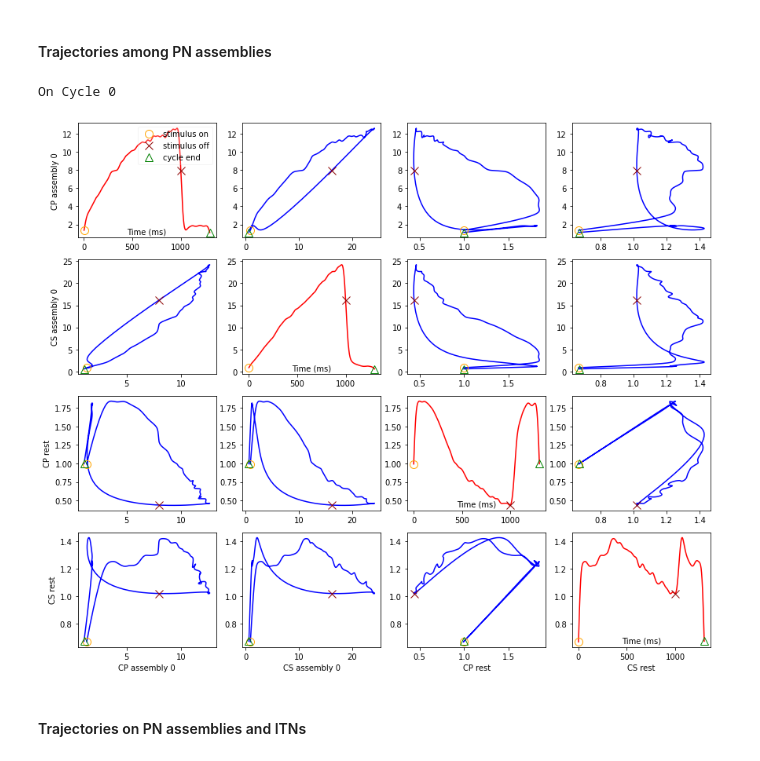
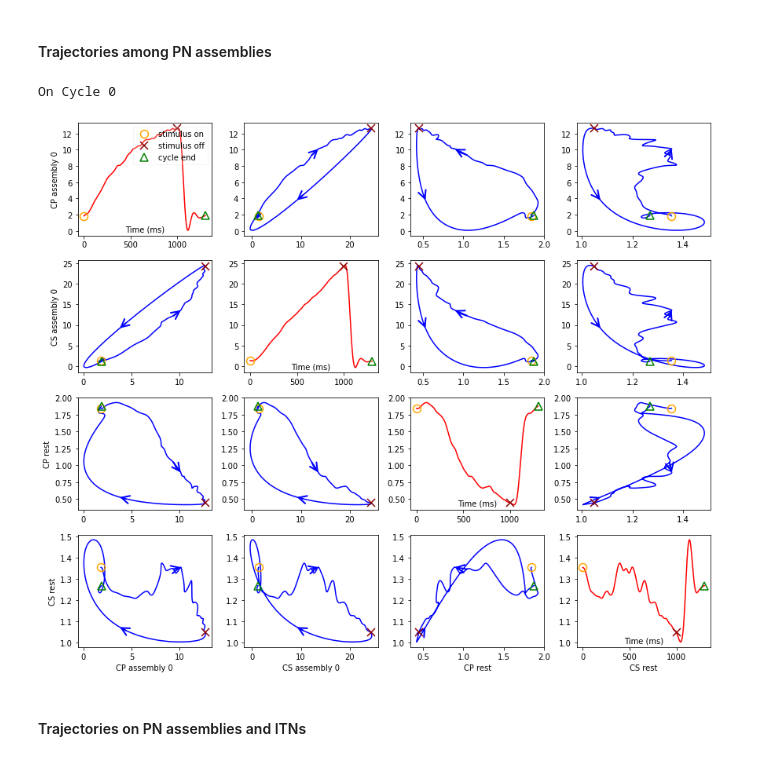
Before and after one commit to chenziao/M1ten_thousand, a Jupyter notebook: Analysis/Analyze_Population.ipynb, the cells around one changed output. Cells and saved outputs as stored; diff of their text form; code cells hidden in the pictures.

```diff
--- a/Analysis/Analyze_Population.ipynb
+++ b/Analysis/Analyze_Population.ipynb
@@ -74,11 +74,22 @@ group_ids = {(a, p): sorted(set(pop_ids[p]) & set(ids))
              for a, ids in assy_ids.items() for p in PN_pop_names}
 group_names = {(a, p): p + (f' assembly {a:d}' if a >= 0 else ' rest')
                for a in assy_ids for p in PN_pop_names}
+# %%
+fs = 400.
+time = np.linspace(0., 1000. * t_stop, int(t_stop * fs), endpoint=False)
+
+filt_order = 4  # filter order
+filt_cutoff = 8.  # Hz. filter cutoff frequency
+b_filt, a_filt = ss.butter(N=filt_order, Wn=filt_cutoff, fs=fs)
 # %%
-fs = 400.
-time = np.linspace(0., 1000. * t_stop, int(t_stop * fs), endpoint=False)
 grp_rspk = process.group_spike_rate_to_xarray(spikes_df, time, group_ids)
 pop_rspk = process.group_spike_rate_to_xarray(spikes_df, time, pop_ids, group_dims='population')
+for da in [grp_rspk, pop_rspk]:
+    axis = da.spike_rate.dims.index('time')
+    da.update(dict(smoothed_spike_rate=xr.zeros_like(da.spike_rate)))
+    da.smoothed_spike_rate[:] = ss.lfilter(b_filt, a_filt, da.spike_rate, axis=axis)
+    da.attrs.update({'filt_order': filt_order, 'filt_cutoff': filt_cutoff})
+
 display(grp_rspk)
 display(pop_rspk)
 # %% [output]
@@ -121,8 +138,8 @@ n_unique_cycle = len(cyc_to_assy)
 win_grp_idx = {i: list(range(i, windows.shape[0], n_unique_cycle))
                for i in range(n_unique_cycle)}
 # %%
-grp_rspk_cyc = process.windowed_xarray(grp_rspk.spike_rate, windows)
-pop_rspk_cyc = process.windowed_xarray(pop_rspk.spike_rate, windows)
+grp_rspk_cyc = process.windowed_xarray(grp_rspk.smoothed_spike_rate, windows)
+pop_rspk_cyc = process.windowed_xarray(pop_rspk.smoothed_spike_rate, windows)
 
 grp_rspk_cyc_onff = process.group_windows(grp_rspk_cyc, win_grp_idx)
 pop_rspk_cyc_onff = process.group_windows(pop_rspk_cyc, win_grp_idx)
@@ -169,32 +186,33 @@ plt.show()
 # %% [markdown]
 ### Population trajectory
 # %%
-filt_sigma = 20  # ms. Gaussian filter parameter for smoothing
-filt_sigma = int(filt_sigma * fs / 1000)
-
 marker_kwargs = dict(
     marker_times = np.array((t_cyc[0], 1000 * on_time, t_cyc[-1])),
     marker_names = ['stimulus on', 'stimulus off', 'cycle end'],
     marker_props = dict(
         marker = ['o', 'x', '^'],
-        markeredgecolor = ['orange', 'darkred', 'g']
-    )
+        markeredgecolor = ['orange', 'darkred', 'g'],
+        markeredgewidth = 1.5
+    ),
+    traj_props = dict(linewidth=1.5),
+    diag_props = dict(linewidth=1.5),
+    arrow_props = dict(linewidth=2),
+    arrow_loc = [[0.47, 0.53], [0.24, 0.25]]
 )
 # %% [markdown]
 #### Trajectories among PN assemblies
 # %%
 for i in show_unique_cyc:
     show_assy = cyc_to_assy[i] + ([-1] if rest_assy else [])
     for j in range(show_off):
         print(('Off' if j else 'On') + f' Cycle {i:d}')
         da = grp_rspk_cyc_avg[j].sel(unique_cycle=i).stack(group=('assembly', 'population'))
         rspk = {group_names[g]: da.sel(group=g) for g in group_names if g[0] in show_assy}
-        rspk = {g: gaussian_filter(x, filt_sigma, mode='constant') for g, x in rspk.items()}
         axs = plot.trajectory_pairplot(rspk, time=t_cyc, **marker_kwargs)
         plt.show()
 # %% [output]
 On Cycle 0
-[figure, old version]
+[figure, new version]
 # %% [markdown]
 #### Trajectories on PN assemblies and ITNs
 # %%
```
Also changed, not shown: parts of 5 cells of this notebook, 7 other files.
